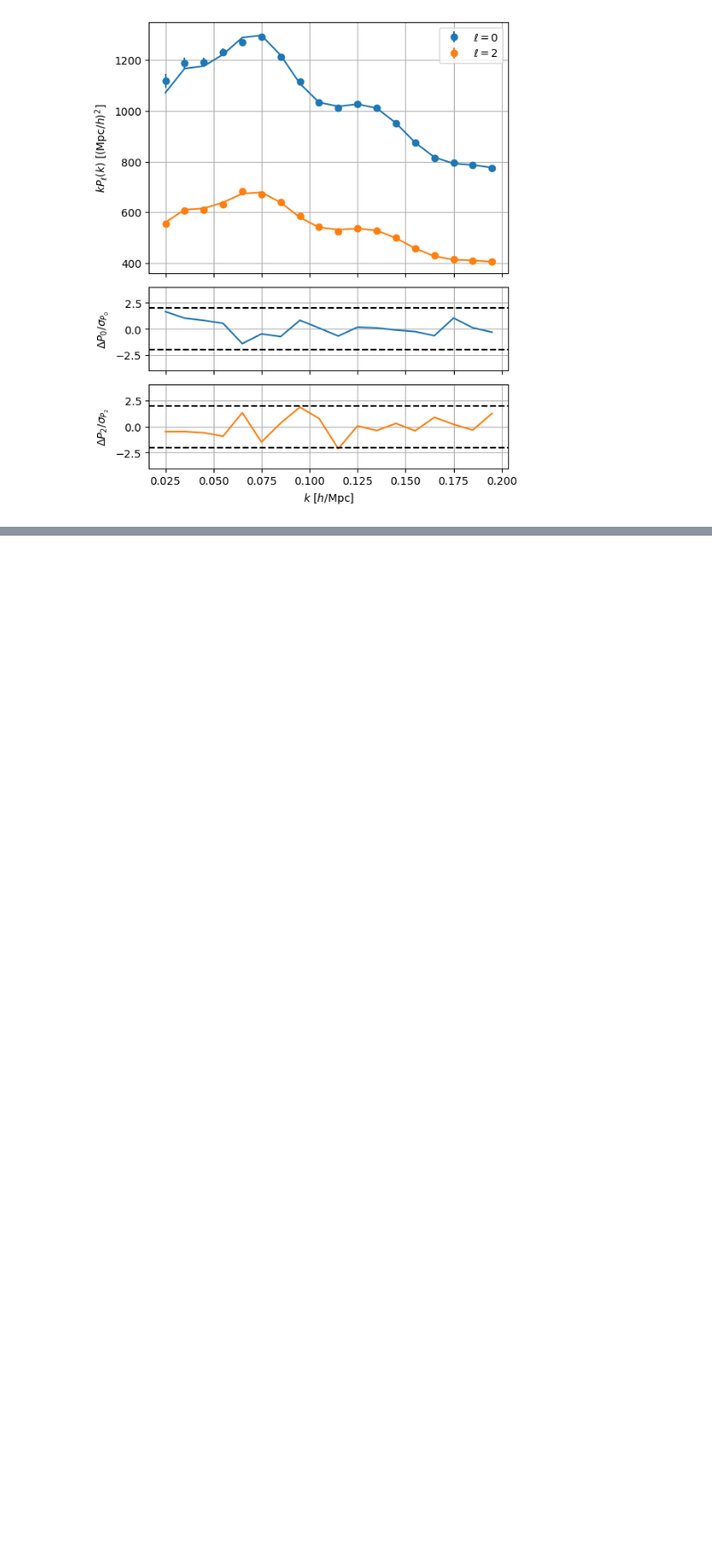
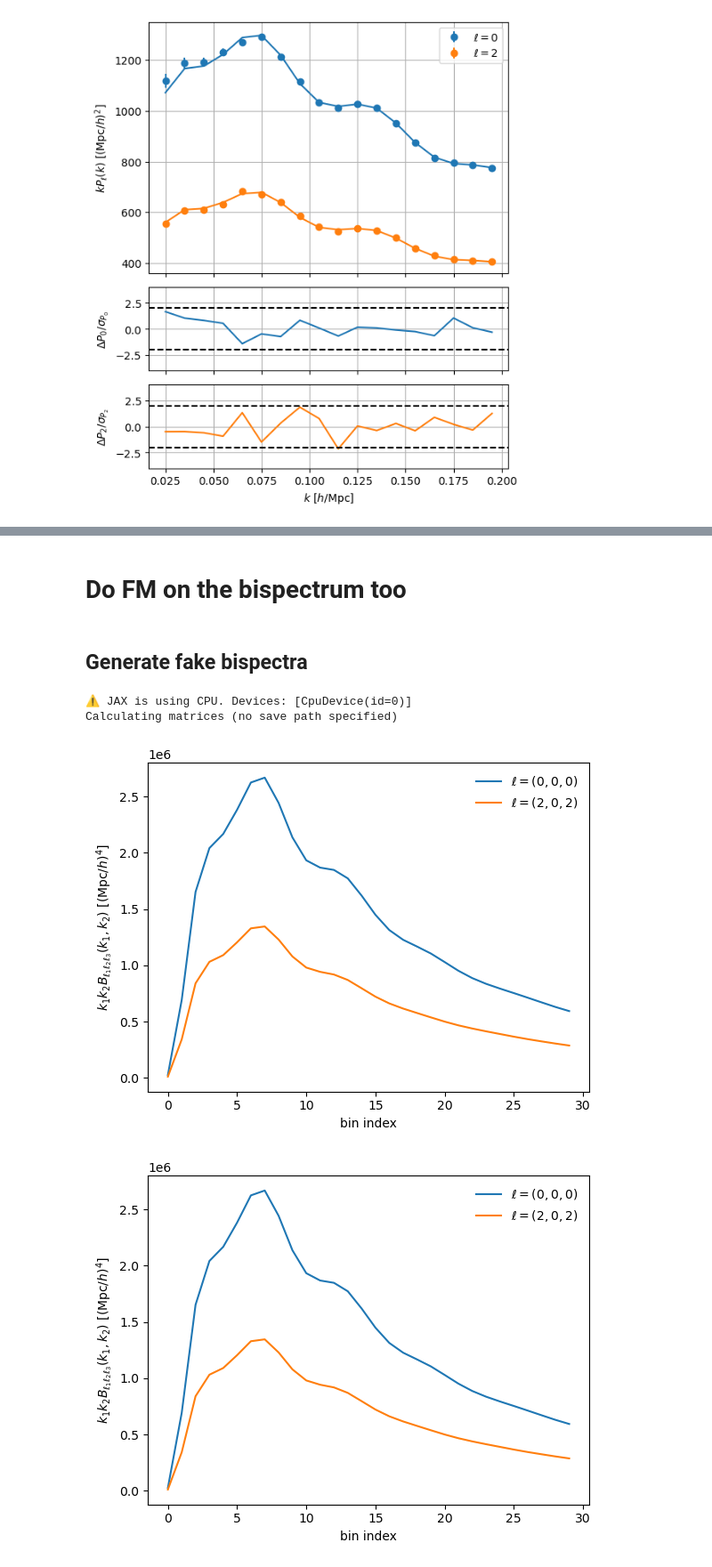
Before and after one commit to cosmodesi/desilike, a Jupyter notebook: nb/fs_direct_examples.ipynb, the cells around one changed output, grey strips where cells are left out. Shown at 89% size. Drawn from its saved outputs; the diff is of its cells as text; code cells hidden in the pictures; blank space fills up the shorter version.

```diff
--- a/nb/fs_direct_examples.ipynb
+++ b/nb/fs_direct_examples.ipynb
@@ -179,0 +180,36 @@ Removed no burn in
+# %% [markdown]
+# Do FM on the bispectrum too
+# %% [markdown]
+## Generate fake bispectra
+# %%
+from desilike.theories.galaxy_clustering import FOLPSTracerSpectrum3Poles
+from desilike.theories.galaxy_clustering.template import DirectSpectrum2Template
+from lsstypes import Mesh3SpectrumPole, Mesh3SpectrumPoles
+
+edges = np.linspace(0., 0.3, 31)
+edges = np.column_stack([edges[:-1], edges[1:]])
+k = np.mean(edges, axis=-1)
+theory_b = FOLPSTracerSpectrum3Poles(template=DirectSpectrum2Template(z = z, fiducial = 'DESI'),
+                                            k = np.c_[k, k])
+
+b1, b2, bs = b, 0.5, -0.2
+theory_graph = compile(theory_b)
+theory_values = theory_graph(b1 = b1, b2 = b2, bs = bs, c1 = 0, c2 = 0, X_FoG = 0)
+poles = []
+for ill, ell in enumerate(theory_b.ells):
+
+    pole = Mesh3SpectrumPole(
+                k=np.c_[k, k],                # shape (n_k, 2)
+                k_edges=np.c_[edges, edges].reshape(-1, 2, 2),  # (n_k, 2, 2)
+                num_raw=theory_values[ill],
+                ell=theory_b.ells[ill],
+                basis='sugiyama'
+            )
+    poles.append(pole)
+mean_bispec = Mesh3SpectrumPoles(poles)
+mean_bispec.plot()
+# %% [output]
+⚠️ JAX is using CPU. Devices: [CpuDevice(id=0)]
+Calculating matrices (no save path specified)
+[figure, added]
+[figure, added]
```
Also changed, not shown: parts of 14 cells of this notebook, 1 other file.
